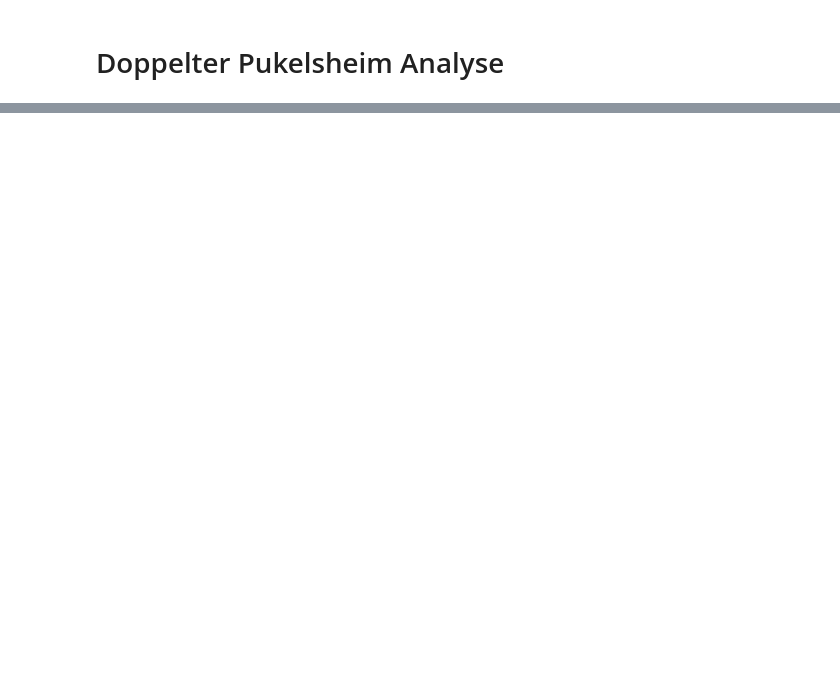
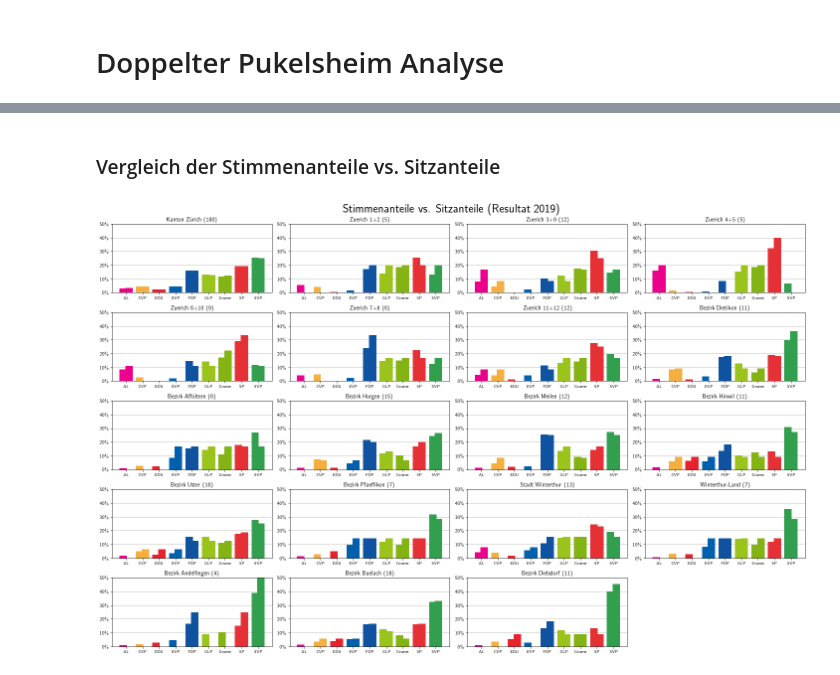
Before and after one commit to rjs02/DoppelterPukelsheim, a Jupyter notebook: src/analysis.ipynb, the cells around one changed output, grey strips where cells are left out. Drawn from its saved outputs; the diff is of its cells as text; code cells hidden in the pictures; blank space fills up the shorter version.

Commit message:
improved analysis

```diff
--- a/src/analysis.ipynb
+++ b/src/analysis.ipynb
@@ -5,7 +6,2 @@ from matplotlib import pyplot as plt
 import numpy as np
 import csv
-# %%
-# read in party colors
-with open("colors.csv", 'r') as csvfile:
-    reader = csv.reader(csvfile)
-    colors = {row[0]:row[1] for row in reader}
@@ -63,0 +35,43 @@ plt.savefig("out/analysis.pdf", dpi=300)
+# %% [markdown]
+### Vergleich der Stimmenanteile vs. Sitzanteile
+# %%
+plt.rc('text', usetex=True)
+plt.rc('font', family='sans-serif')
+fig, axs = plt.subplots(5, 4, tight_layout=True, figsize=(20,13))
+# delete last subplot (only 18 districts + 1 for whole Canton)
+fig.delaxes(axs[4, 3])
+fig.suptitle("Stimmenanteile vs. Sitzanteile (Resultat 2019)", fontsize=24)
+
+width = 0.45
+x = np.arange(len(parties))
+
+# first plot: total
+votes_total_percentage = votes_parties.astype(float) / votes_parties.sum()
+seats_total_percentage = seats_parties.astype(float) / seats_parties.sum()
+axs[0,0].bar(x - width/2 + 0.05, votes_total_percentage, width, color=colors.values())
+axs[0,0].bar(x + width/2 - 0.05, seats_total_percentage, width, color=colors.values())
+axs[0,0].set_title(f"Kanton Zürich ({seats_parties.sum()})", fontsize=12)
+axs[0,0].set_ylim(0, 0.5)
+axs[0,0].set_yticks(np.arange(0, 0.6, 0.1), fontsize=8)
+axs[0,0].set_xticks(x, labels=parties, fontsize=8)
+axs[0,0].yaxis.set_major_formatter(mtick.PercentFormatter(1))
+axs[0,0].grid(axis="y")
+axs[0,0].set_axisbelow(True)
+
+# remaining plots: districts
+for i in range(len(districts)):
+    j = (i+1) // 4
+    k = (i+1) % 4
+    axs[j, k].bar(x - width/2 + 0.05, votes_percentage[i], width, color=colors.values())
+    axs[j, k].bar(x + width/2 - 0.05, seats_percentage[i], width, color=colors.values())
+    axs[j, k].set_title(f"{districts[i]} ({seats_districts[i]})", fontsize=12)
+    axs[j, k].set_ylim(0, 0.5)
+    axs[j, k].set_yticks(np.arange(0, 0.6, 0.1), fontsize=8)
+    axs[j, k].set_xticks(x, labels=parties, fontsize=8)
+    axs[j, k].yaxis.set_major_formatter(mtick.PercentFormatter(1))
+    axs[j, k].grid(axis="y")
+    axs[j, k].set_axisbelow(True)
+
+plt.savefig("out/analysis.pdf", dpi=300)
+# %% [output]
+[figure, added]
```
Also changed, not shown: parts of 4 cells of this notebook, 3 other files.
